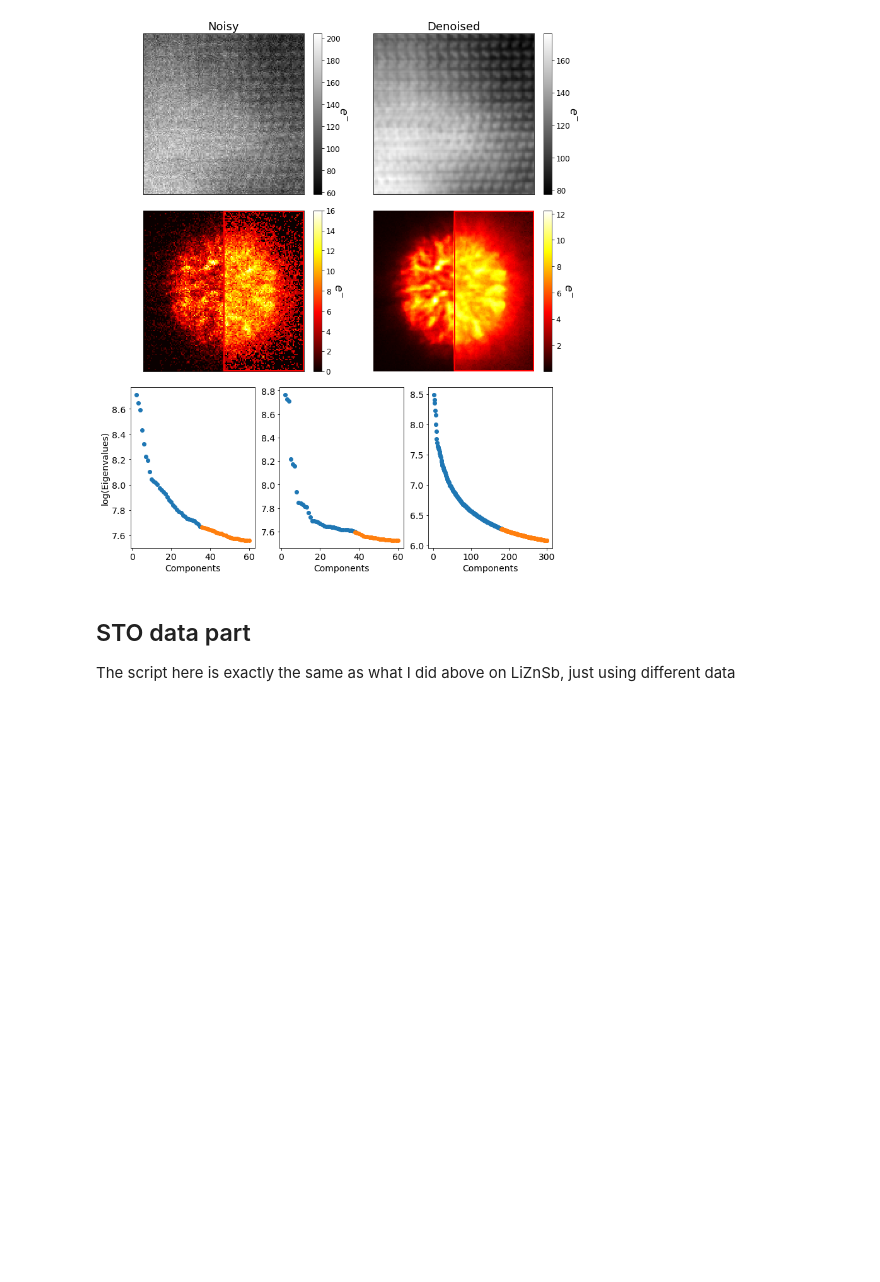
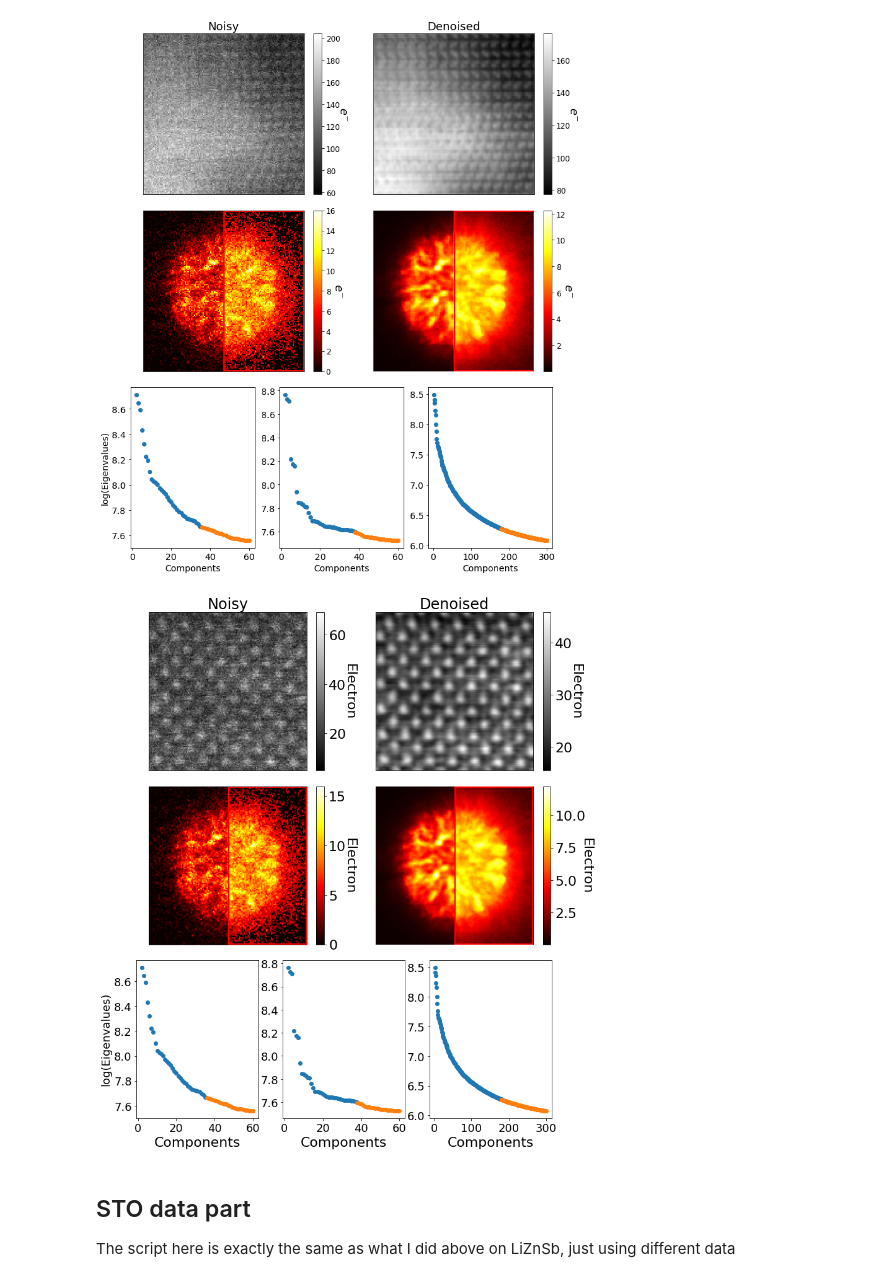
Before and after one commit to CY-Zhang/TensorSVDpaper, a Jupyter notebook: ResultProcessing/VisulizeResults_Experiment.ipynb, the cells around one changed output. Cells and saved outputs as stored; diff of their text form; code cells hidden in the pictures; blank space fills up the shorter version.

```diff
--- a/ResultProcessing/VisulizeResults_Experiment.ipynb
+++ b/ResultProcessing/VisulizeResults_Experiment.ipynb
@@ -274,6 +274,100 @@ fig.subplots_adjust(wspace = 0.2, hspace = 0.1)
 fig.savefig('/srv/home/chenyu/TensorDenoise/Experiment/LiZnSb_exp_results.tif')
 # %% [output]
 [figure]
+# %%
+# Modified version after reviewer's suggestions
+fig = plt.figure(figsize=(12,15))
+
+ax = fig.add_subplot(321)
+plt.imshow(ADF_noisy,cmap='gray')
+cbar = plt.colorbar(fraction = 0.046, pad = 0.05)
+cbar.ax.tick_params(labelsize = 22)
+cbar.set_label('Electron',fontsize=22, rotation=270, labelpad=16)
+plt.xticks([])
+plt.yticks([])
+plt.title('Noisy',fontsize=24)
+
+ax = fig.add_subplot(322)
+plt.imshow(np.transpose(ADF_denoised),cmap='gray')
+cbar = plt.colorbar(fraction = 0.046, pad = 0.05)
+cbar.ax.tick_params(labelsize = 22)
+cbar.set_label('Electron',fontsize=22, rotation=270, labelpad=16)
+plt.xticks([])
+plt.yticks([])
+plt.title('Denoised',fontsize=24)
+
+# plot CBED patterns
+rx = 50
+ry = 50
+
+# Noisy CBED
+temp = raw_data[:]
+temp = temp[rx,ry,:].reshape(128,128)
+temp2 = np.sqrt(temp)
+temp2 = temp2 / np.amax(temp2) * np.amax(temp)
+temp[:,64:-1] = temp2[:,64:-1]
+
+ax = plt.subplot(323)
+im = ax.imshow(temp,cmap='hot')
+rect = patches.Rectangle((64,0),63,127,linewidth=2,edgecolor='r',facecolor='none')
+ax.add_patch(rect)
+cbar = plt.colorbar(im, fraction = 0.046, pad = 0.05)
+cbar.ax.tick_params(labelsize = 22)
+cbar.set_label('Electron',fontsize=22, rotation=270, labelpad=16)
+plt.xticks([])
+plt.yticks([])
+
+# Create a image with right half in square root of intensity but normalized to the intensity scale of left side
+temp = denoised_data[:]
+temp = temp[:,rx,ry].reshape(128,128)
+temp2 = np.sqrt(temp)
+temp2 = temp2 / np.amax(temp2) * np.amax(temp)
+temp[:,64:-1] = temp2[:,64:-1]
+
+ax = plt.subplot(324)
+im = ax.imshow(temp,cmap='hot')
+rect = patches.Rectangle((64,0),63,127,linewidth=2,edgecolor='r',facecolor='none')
+ax.add_patch(rect)
+cbar = plt.colorbar(im, fraction = 0.046, pad = 0.05)
+cbar.ax.tick_params(labelsize = 22)
+cbar.set_label('Electron',fontsize=22, rotation=270, labelpad=12)
+plt.axis('off')
+
+# load eigenvalues calculated from Matlab
+temp = sio.loadmat('D:/2020/TensorSVD/ManuscriptRelated/ExperimentData/TensorDenoised/Experiment_noisy_LiZnSb_eigenvalues.mat')
+
+ax = fig.add_subplot(337)
+e1 = temp['e1']
+e1 = e1[::-1]
+plt.plot(np.linspace(2,35,34),np.log(e1[1:35]),'o',linewidth='2')
+plt.plot(np.linspace(36,60,25),np.log(e1[35:60]),'o',linewidth='2')
+plt.xticks(fontsize=18)
+plt.yticks(fontsize=18)
+plt.ylabel('log(Eigenvalues)',fontsize=18)
+plt.xlabel('Components',fontsize=22)
+
+ax = fig.add_subplot(338)
+e2 = temp['e2']
+e2 = e2[::-1]
+plt.plot(np.linspace(2,38,37),np.log(e2[1:38]),'o',linewidth='2')
+plt.plot(np.linspace(38,60,22),np.log(e2[38:60]),'o',linewidth='2')
+plt.xticks(fontsize=18)
+plt.yticks(fontsize=18)
+plt.xlabel('Components',fontsize=22)
+
+ax = fig.add_subplot(339)
+e3 = temp['e3']
+e3 = e3[::-1]
+plt.plot(np.linspace(2,180,179),np.log(e3[1:180]),'o',linewidth='2')
+plt.plot(np.linspace(180,300,120),np.log(e3[180:300]),'o',linewidth='2')
+plt.xticks(fontsize=18)
+plt.yticks(fontsize=18)
+plt.xlabel('Components',fontsize=22)
+
+fig.subplots_adjust(wspace = 0.2, hspace = 0.1)
+# fig.savefig('/srv/home/chenyu/TensorDenoise/Experiment/LiZnSb_exp_results.tif')
+# %% [output]
+[figure, added]
 # %% [markdown]
 ## STO data part
 The script here is exactly the same as what I did above on LiZnSb, just using different data
```
Also changed, not shown: parts of 9 cells of this notebook.
